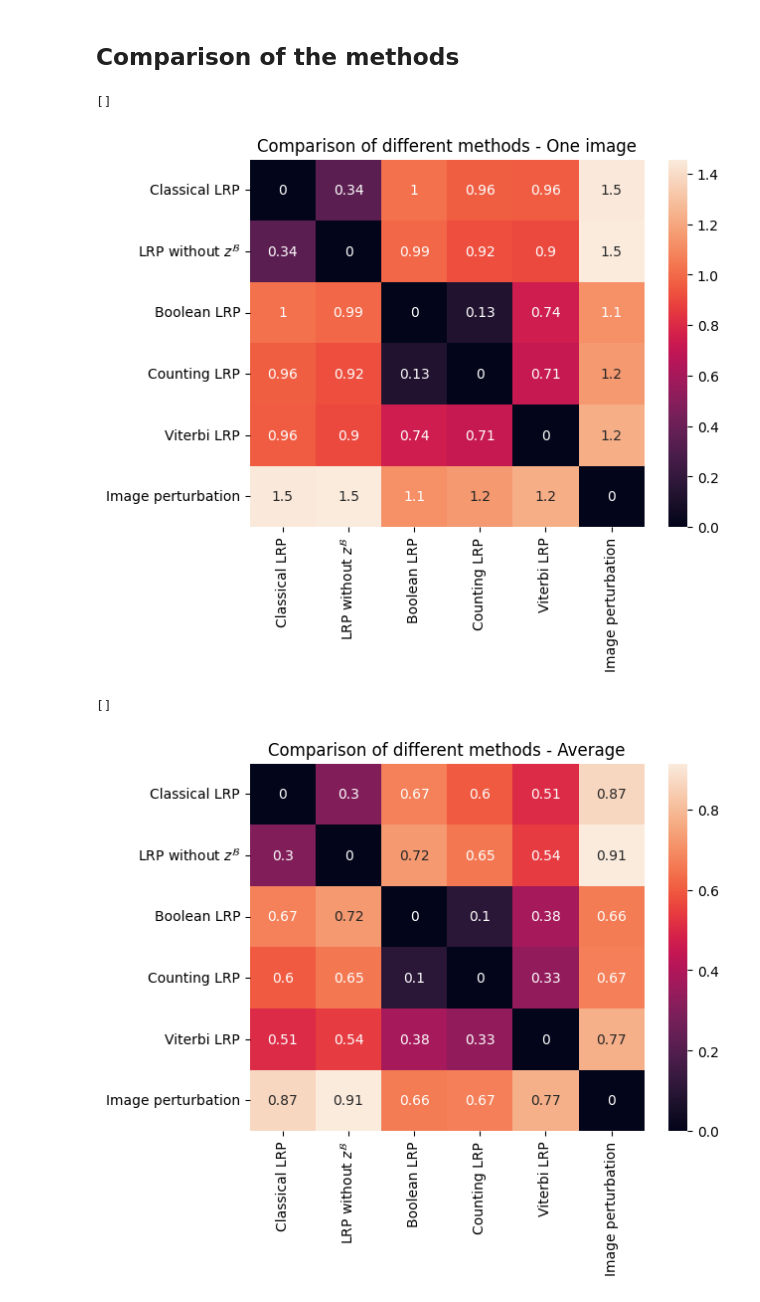
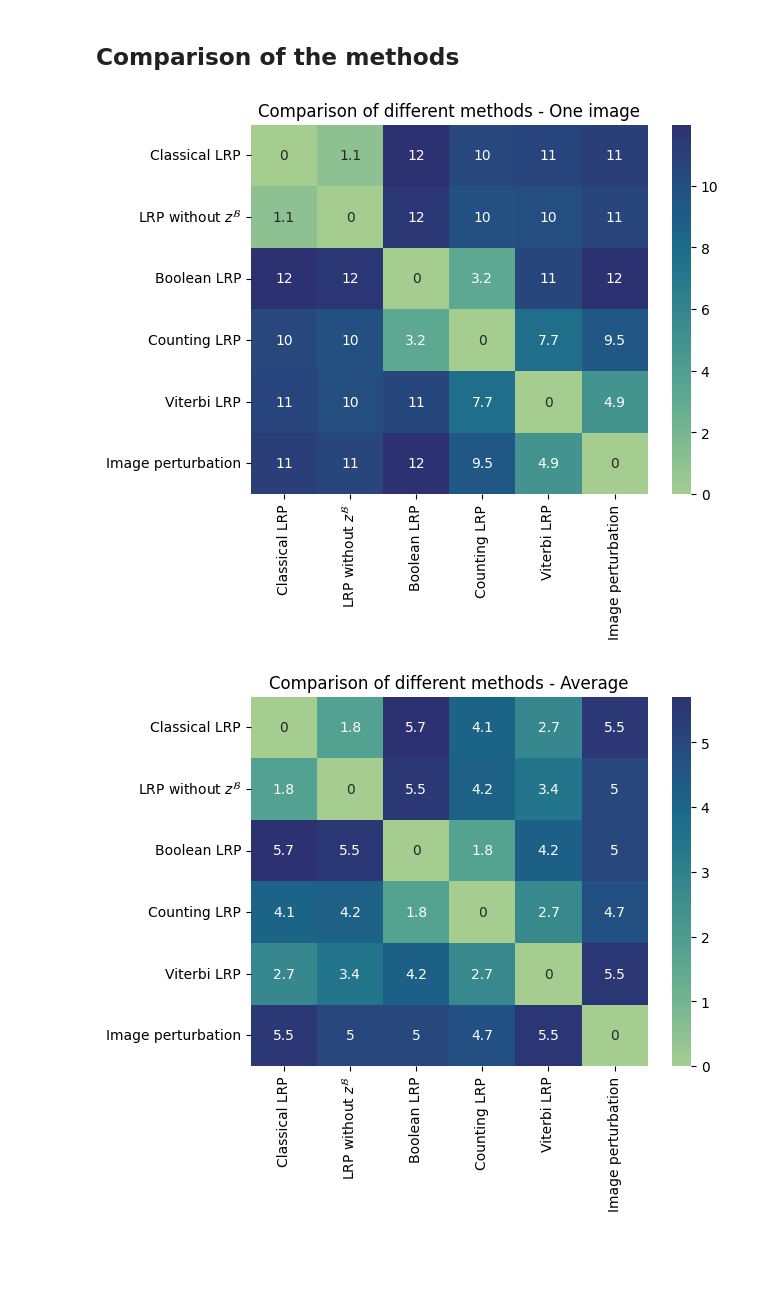
Before and after one commit to Red-Rapious/Semiring-LRP, a Jupyter notebook: code/mnist-methods-comparison.ipynb, the cells around one changed output. Drawn from its saved outputs; the diff is of its cells as text; code cells hidden in the pictures; blank space fills up the shorter version.

```diff
--- a/code/mnist-methods-comparison.ipynb
+++ b/code/mnist-methods-comparison.ipynb
@@ -345,8 +345,8 @@ accuracies = [100 - a for a in accuracies]
 ## Comparison of the methods
 # %%
 def normalize(img):
-    return img / np.linalg.norm(img)
-    #return (img - np.min(img)) / (np.max(img) - np.min(img))
+    #return img / np.linalg.norm(img)
+    return (img - np.min(img)) / (np.max(img) - np.min(img))
 # %%
 relevances = [R_classical_LRP, R_wozB, R_bool, R_count, R_vit]
 labels = ["Classical LRP", "LRP without $z^\mathcal{B}$", "Boolean LRP", "Counting LRP", "Viterbi LRP", "Image perturbation"]
@@ -359,27 +359,25 @@ matrix = [[np.linalg.norm(a-b) for a in images] for b in images]
 
 
 df_cm = pd.DataFrame(matrix, labels, labels)
-sn.heatmap(df_cm, annot=True)
+sn.heatmap(df_cm, annot=True, cmap="crest")
 plt.title("Comparison of different methods - One image")
-plt.plot()
+plt.show()
 # %% [output]
-[]
-[figure, old version]
+[figure, new version]
 # %%
 relevances = [R_classical_LRP, R_wozB, R_bool, R_count, R_vit]
 labels = ["Classical LRP", "LRP without $z^\mathcal{B}$", "Boolean LRP", "Counting LRP", "Viterbi LRP", "Image perturbation"]
 
 images = [np.mean(r[0], axis=0).reshape((28, 28)) for r in relevances] + [np.mean(accuracies, axis=0)]
 
 images = [normalize(img) for img in images]
 
 matrix = [[np.linalg.norm(a-b) for a in images] for b in images]
 
 
 df_cm = pd.DataFrame(matrix, labels, labels)
-sn.heatmap(df_cm, annot=True)
+sn.heatmap(df_cm, annot=True, cmap="crest")
 plt.title("Comparison of different methods - Average")
-plt.plot()
+plt.show()
 # %% [output]
-[]
-[figure, old version]
+[figure, new version]
```
